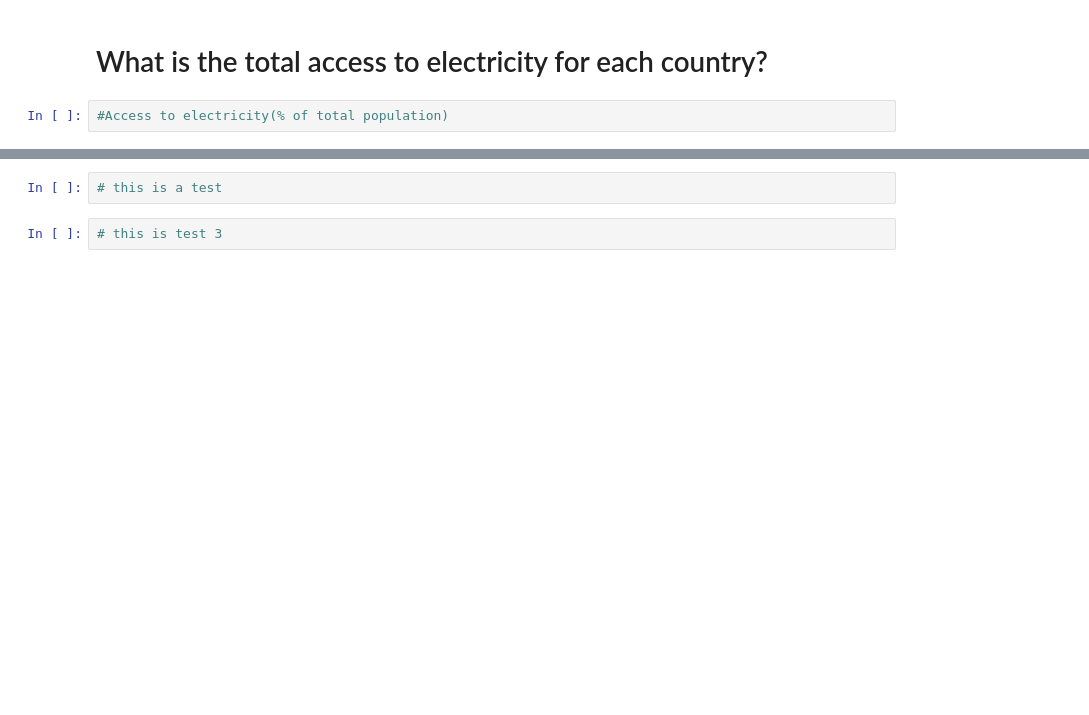
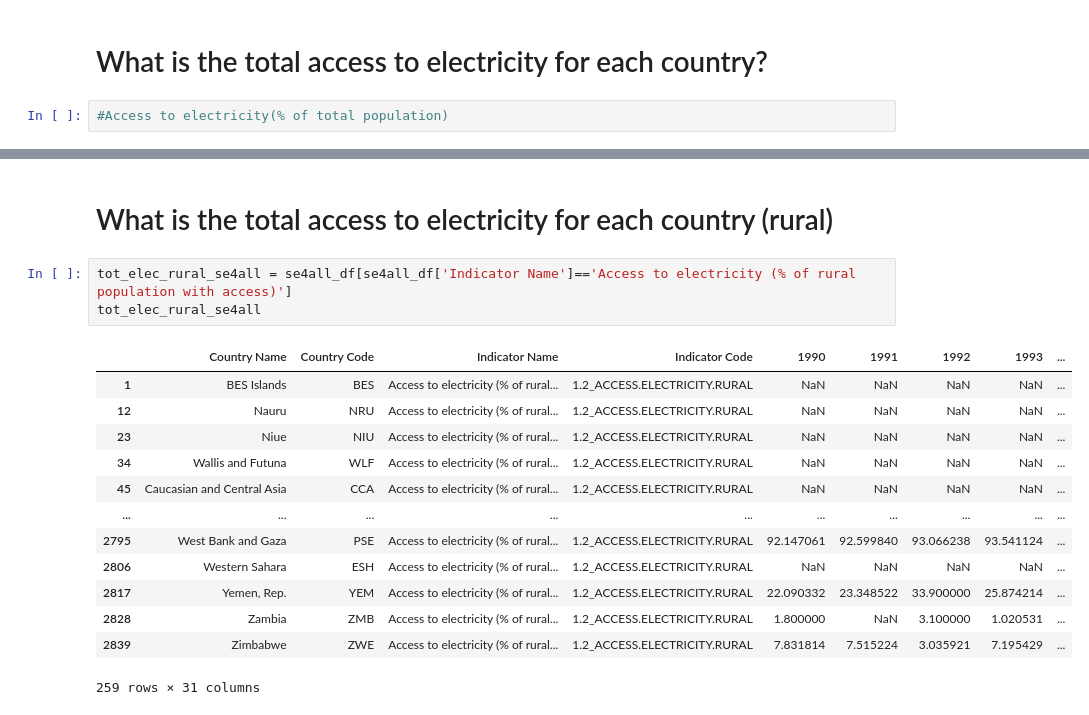
Before and after one commit to tacaelest/DA13_Energy_Capstone, a Jupyter notebook: Notebook/Capstone Notebook.ipynb, the cells around one changed output, grey strips where cells are left out. Cells and saved outputs as stored; diff of their text form; blank space fills up the shorter version.

```diff
--- a/Notebook/Capstone Notebook.ipynb
+++ b/Notebook/Capstone Notebook.ipynb
@@ -98,4 +104,19 @@ KeyError: 'Column not found: tot_elec'
-# %%
-# this is a test
-# %%
-# this is test 3
+# %% [markdown]
+# What is the total access to electricity for each country (rural)
+# %%
+tot_elec_rural_se4all = se4all_df[se4all_df['Indicator Name']=='Access to electricity (% of rural population with access)']
+tot_elec_rural_se4all
+# %% [output]
+|  | Country Name | Country Code | Indicator Name | Indicator Code | 1990 | 1991 | 1992 | 1993 | ... |
+| 1 | BES Islands | BES | Access to electricity (% of rural... | 1.2_ACCESS.ELECTRICITY.RURAL | NaN | NaN | NaN | NaN | ... |
+| 12 | Nauru | NRU | Access to electricity (% of rural... | 1.2_ACCESS.ELECTRICITY.RURAL | NaN | NaN | NaN | NaN | ... |
+| 23 | Niue | NIU | Access to electricity (% of rural... | 1.2_ACCESS.ELECTRICITY.RURAL | NaN | NaN | NaN | NaN | ... |
+| 34 | Wallis and Futuna | WLF | Access to electricity (% of rural... | 1.2_ACCESS.ELECTRICITY.RURAL | NaN | NaN | NaN | NaN | ... |
+| 45 | Caucasian and Central Asia | CCA | Access to electricity (% of rural... | 1.2_ACCESS.ELECTRICITY.RURAL | NaN | NaN | NaN | NaN | ... |
+| ... | ... | ... | ... | ... | ... | ... | ... | ... | ... |
+| 2795 | West Bank and Gaza | PSE | Access to electricity (% of rural... | 1.2_ACCESS.ELECTRICITY.RURAL | 92.147061 | 92.599840 | 93.066238 | 93.541124 | ... |
+| 2806 | Western Sahara | ESH | Access to electricity (% of rural... | 1.2_ACCESS.ELECTRICITY.RURAL | NaN | NaN | NaN | NaN | ... |
+| 2817 | Yemen, Rep. | YEM | Access to electricity (% of rural... | 1.2_ACCESS.ELECTRICITY.RURAL | 22.090332 | 23.348522 | 33.900000 | 25.874214 | ... |
+| 2828 | Zambia | ZMB | Access to electricity (% of rural... | 1.2_ACCESS.ELECTRICITY.RURAL | 1.800000 | NaN | 3.100000 | 1.020531 | ... |
+| 2839 | Zimbabwe | ZWE | Access to electricity (% of rural... | 1.2_ACCESS.ELECTRICITY.RURAL | 7.831814 | 7.515224 | 3.035921 | 7.195429 | ... |
+259 rows × 31 columns
```
Also changed, not shown: parts of 8 cells of this notebook.
